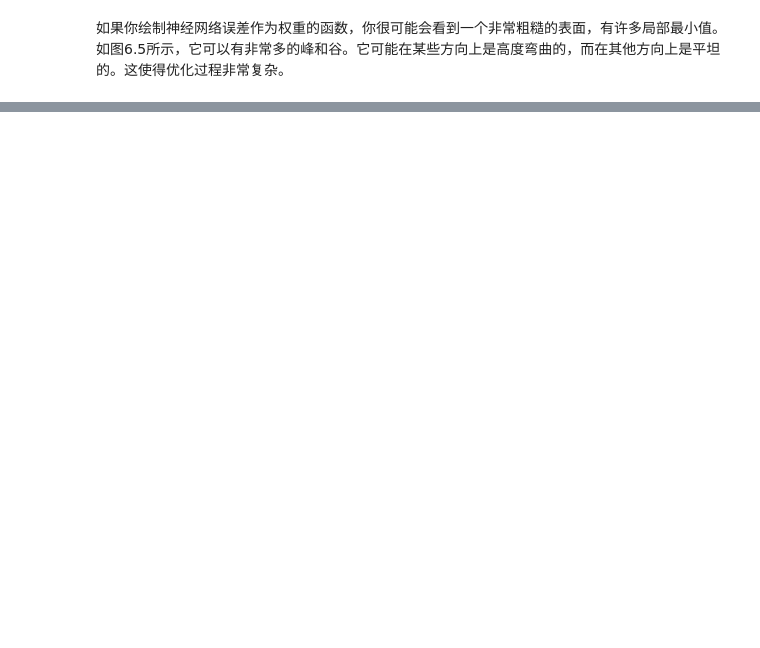
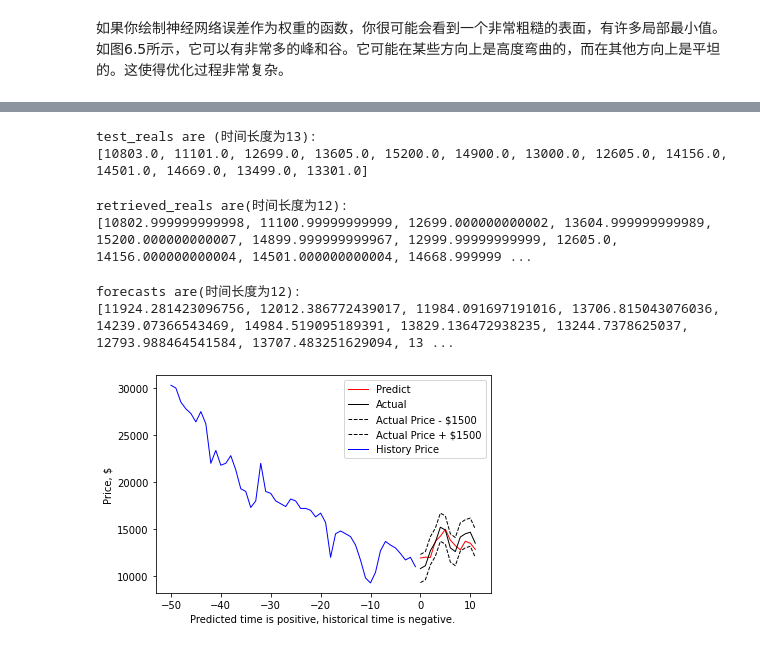
Before and after one commit to MaestroT/Deep-Time-Series-Forecasting-With-Python, a Jupyter notebook: Ch6.ipynb, the cells around one changed output, grey strips where cells are left out. Cells and saved outputs as stored; diff of their text form; code cells hidden in the pictures; blank space fills up the shorter version.

```diff
--- a/Ch6.ipynb
+++ b/Ch6.ipynb
@@ -87,0 +119,49 @@ mse = fit1.test()
+# %%
+# 测试实际值
+test_reals = data['COE$'][learn_end_point + 1:length].tolist()
+print("test_reals are (时间长度为%d):" % len(test_reals))
+print(test_reals)
+# %% [output]
+test_reals are (时间长度为13):
+[10803.0, 11101.0, 12699.0, 13605.0, 15200.0, 14900.0, 13000.0, 12605.0, 14156.0, 14501.0, 14669.0, 13499.0, 13301.0]
+# %%
+# 模型反归一化变换得到真实际值
+retrieved_reals = [np.exp(
+        scaler_y.inverse_transform(
+            np.array(item).reshape(-1, 1)
+        ))[0][0] for item in fit1.test_targets_activations]
+print("retrieved_reals are(时间长度为%d):" % len(retrieved_reals))
+print(retrieved_reals)
+# %% [output]
+retrieved_reals are(时间长度为12):
+[10802.999999999998, 11100.99999999999, 12699.000000000002, 13604.999999999989, 15200.000000000007, 14899.999999999967, 12999.99999999999, 12605.0, 14156.000000000004, 14501.000000000004, 14668.999999 ...
+# %%
+# 模型对价格的预测值
+forecast = [np.exp(
+        scaler_y.inverse_transform(
+            np.array(item).reshape(-1, 1)
+        ))[1][0] for item in fit1.test_targets_activations]
+print("forecasts are(时间长度为%d):" % len(forecast))
+print(forecast)
+# %% [output]
+forecasts are(时间长度为12):
+[11924.281423096756, 12012.386772439017, 11984.091697191016, 13706.815043076036, 14239.07366543469, 14984.519095189391, 13829.136472938235, 13244.7378625037, 12793.988464541584, 13707.483251629094, 13 ...
+# %%
+real = np.array(data['COE$']).reshape(-1)
+history_time_length = 50
+ahead = 12
+plt.plot(range(0, ahead), forecast, '-r', label=u"Predict", linewidth=1)
+plt.plot(range(0, ahead), test_reals[0:ahead], color='black', label=u"Actual", linewidth=1)
+plt.plot(range(0, ahead), np.array(test_reals[0:ahead]) - 1500, '--k',
+             label=u"Actual Price - $1500", linewidth=1)
+plt.plot(range(0, ahead), np.array(test_reals[0:ahead]) + 1500, '--k',
+             label=u"Actual Price + $1500", linewidth=1)
+plt.plot(range(-history_time_length, 0),
+             real[len(real) - ahead - history_time_length - 1: len(real) - ahead - 1], '-b', label=u"History Price", linewidth=1)
+plt.xlabel(u"Predicted time is positive, historical time is negative.")
+plt.ylabel(u"Price, $")
+plt.legend()
+fig = plt.gcf()
+plt.show()
+# %% [output]
+[figure, added]
```
Also changed, not shown: parts of 7 cells of this notebook, 1 other file.
